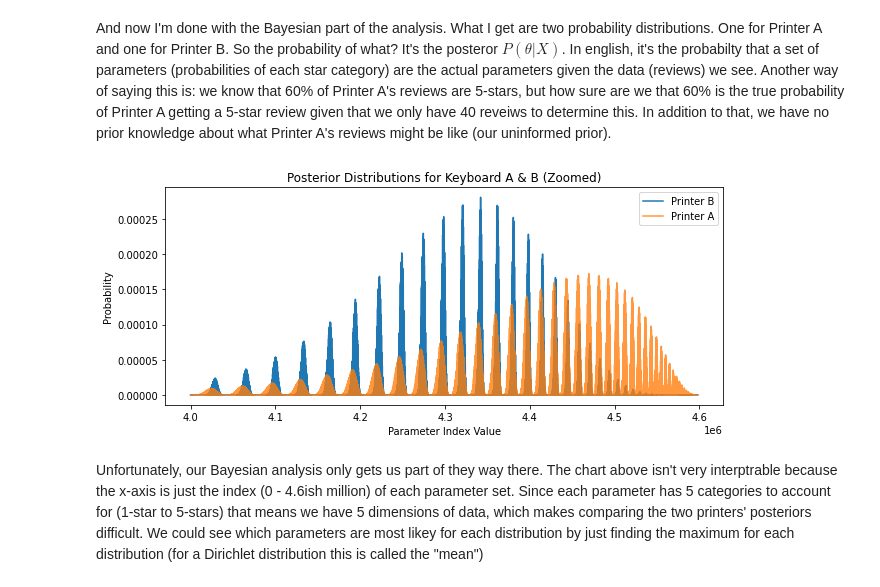
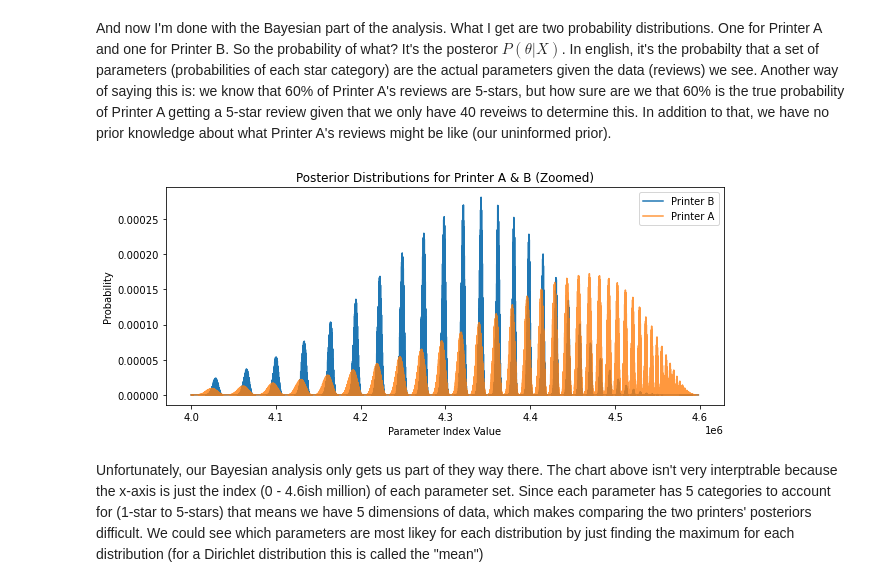
Before and after one commit to exchez/amazon-bayes, a Jupyter notebook: amazon-bayes.ipynb, the cells around one changed output. Saved outputs shown, nothing was run; the diff lists cells and outputs as text; code cells hidden in the pictures.

```diff
--- a/amazon-bayes.ipynb
+++ b/amazon-bayes.ipynb
@@ -136,13 +136,13 @@ And now I'm done with the Bayesian part of the analysis. What I get are two prob
 # %%
 fig, ax = plt.subplots()
 
-posterior_b.loc[4000000:].rename('Printer B').plot(title='Posterior Distributions for Keyboard A & B (Zoomed)', legend=True, ax=ax);
+posterior_b.loc[4000000:].rename('Printer B').plot(title='Posterior Distributions for Printer A & B (Zoomed)', legend=True, ax=ax);
 posterior_a.loc[4000000:].rename('Printer A').plot(legend=True, figsize=(10,4), ax=ax, alpha=.8);
 
 ax.set_xlabel("Parameter Index Value");
 ax.set_ylabel("Probability");
 # %% [output]
-[figure, old version]
+[figure, new version]
 # %% [markdown]
 Unfortunately, our Bayesian analysis only gets us part of they way there. The chart above isn't very interptrable because the x-axis is just the index (0 - 4.6ish million) of each parameter set. Since each parameter has 5 categories to account for (1-star to 5-stars) that means we have 5 dimensions of data, which makes comparing the two printers' posteriors difficult. We could see which parameters are most likey for each distribution by just finding the maximum for each distribution (for a Dirichlet distribution this is called the "mean")
 # %%
```
Also changed, not shown: parts of 3 cells of this notebook.
